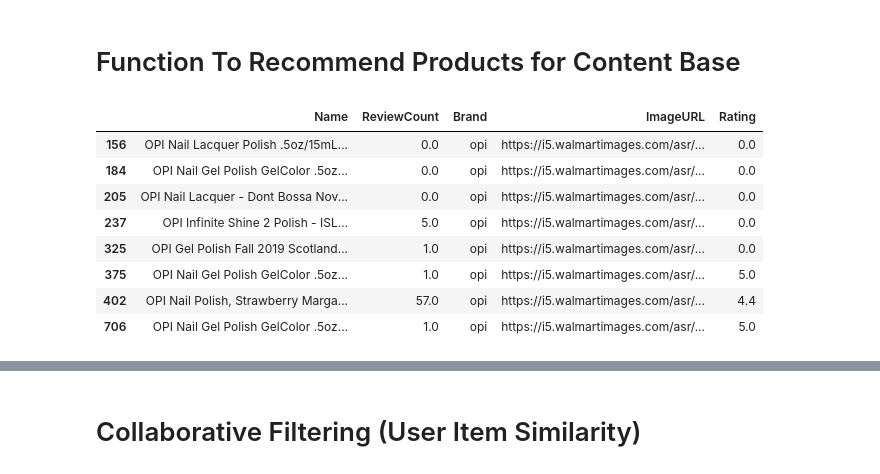
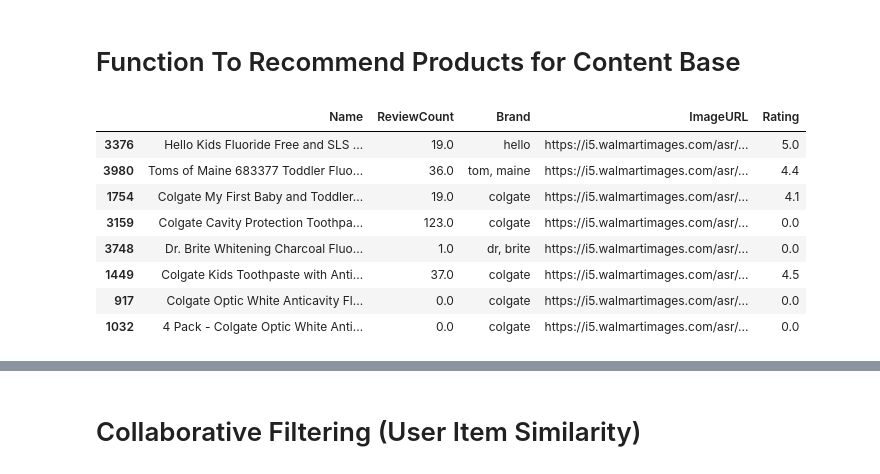
Before and after one commit to rishi-kesh-sharma/EcoCycleMart, a Jupyter notebook: AI/recommendations code.ipynb, the cells around one changed output, grey strips where cells are left out. Cells and saved outputs as stored; diff of their text form; code cells hidden in the pictures.

```diff
--- a/AI/recommendations code.ipynb
+++ b/AI/recommendations code.ipynb
@@ -337,20 +332,20 @@ def content_based_recommendations(train_data, item_name, top_n=10):
     return recommended_items_details
 # %%
 # Example: Get content-based recommendations for a specific item
-item_name = 'OPI Infinite Shine, Nail Lacquer Nail Polish, Bubble Bath'
+item_name = 'Colgate My First Baby and Toddler Toothpaste, Fluoride Free and SLS Free, 1.75 Oz'
 content_based_rec = content_based_recommendations(train_data, item_name, top_n=8)
 
 content_based_rec
 # %% [output]
 |  | Name | ReviewCount | Brand | ImageURL | Rating |
-| 156 | OPI Nail Lacquer Polish .5oz/15mL... | 0.0 | opi | https://i5.walmartimages.com/asr/... | 0.0 |
-| 184 | OPI Nail Gel Polish GelColor .5oz... | 0.0 | opi | https://i5.walmartimages.com/asr/... | 0.0 |
-| 205 | OPI Nail Lacquer - Dont Bossa Nov... | 0.0 | opi | https://i5.walmartimages.com/asr/... | 0.0 |
-| 237 | OPI Infinite Shine 2 Polish - ISL... | 5.0 | opi | https://i5.walmartimages.com/asr/... | 0.0 |
-| 325 | OPI Gel Polish Fall 2019 Scotland... | 1.0 | opi | https://i5.walmartimages.com/asr/... | 0.0 |
-| 375 | OPI Nail Gel Polish GelColor .5oz... | 1.0 | opi | https://i5.walmartimages.com/asr/... | 5.0 |
-| 402 | OPI Nail Polish, Strawberry Marga... | 57.0 | opi | https://i5.walmartimages.com/asr/... | 4.4 |
-| 706 | OPI Nail Gel Polish GelColor .5oz... | 1.0 | opi | https://i5.walmartimages.com/asr/... | 5.0 |
+| 3376 | Hello Kids Fluoride Free and SLS ... | 19.0 | hello | https://i5.walmartimages.com/asr/... | 5.0 |
+| 3980 | Toms of Maine 683377 Toddler Fluo... | 36.0 | tom, maine | https://i5.walmartimages.com/asr/... | 4.4 |
+| 1754 | Colgate My First Baby and Toddler... | 19.0 | colgate | https://i5.walmartimages.com/asr/... | 4.1 |
+| 3159 | Colgate Cavity Protection Toothpa... | 123.0 | colgate | https://i5.walmartimages.com/asr/... | 0.0 |
+| 3748 | Dr. Brite Whitening Charcoal Fluo... | 1.0 | dr, brite | https://i5.walmartimages.com/asr/... | 0.0 |
+| 1449 | Colgate Kids Toothpaste with Anti... | 37.0 | colgate | https://i5.walmartimages.com/asr/... | 4.5 |
+| 917 | Colgate Optic White Anticavity Fl... | 0.0 | colgate | https://i5.walmartimages.com/asr/... | 0.0 |
+| 1032 | 4 Pack - Colgate Optic White Anti... | 0.0 | colgate | https://i5.walmartimages.com/asr/... | 0.0 |
 # %%
 # Example: Get content-based recommendations for a specific item
 item_name = 'Kokie Professional Matte Lipstick, Hot Berry, 0.14 fl oz'
```
Also changed, not shown: parts of 11 cells of this notebook, 25 other files.
